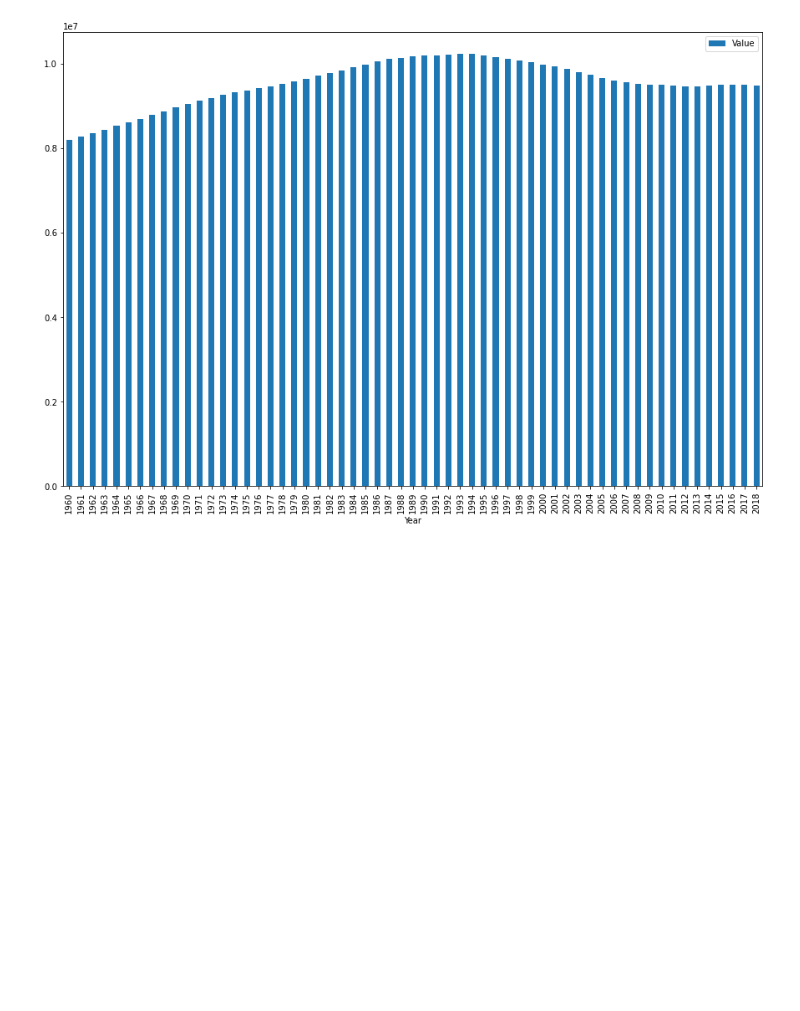
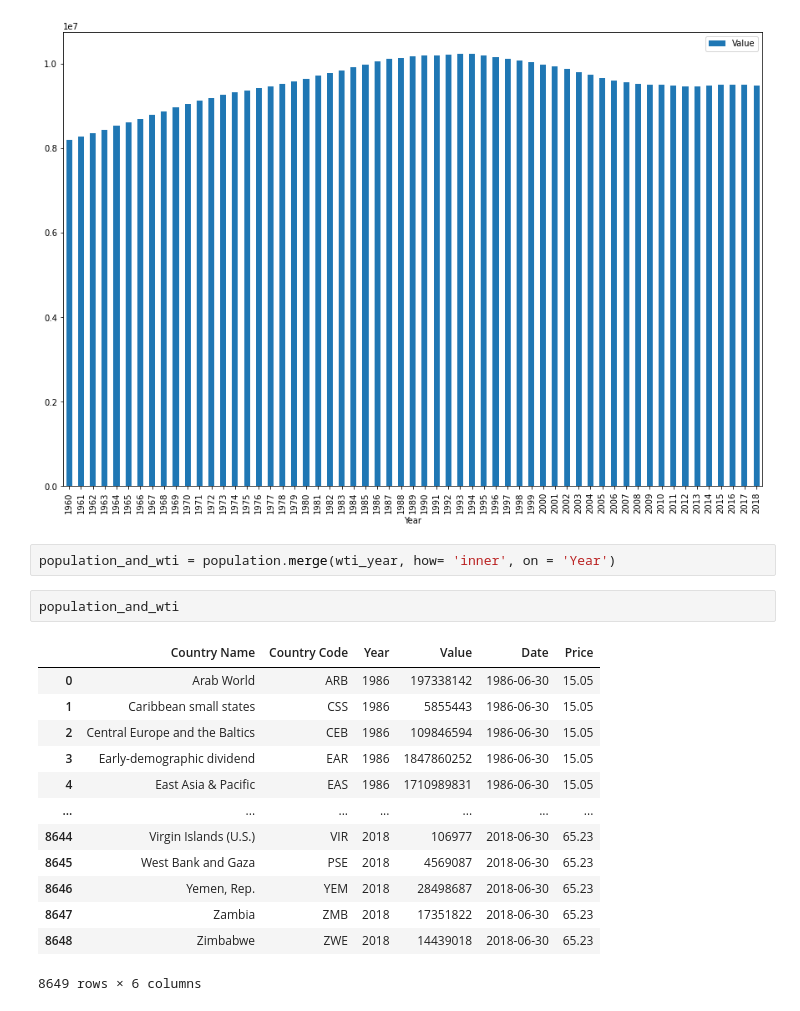
Before and after one commit to igormarchenko/ssu_2023_pbd, a Jupyter notebook: labs/lab1/lab1.ipynb, the cells around one changed output. Saved outputs shown, nothing was run; the diff lists cells and outputs as text; blank space fills up the shorter version.

```diff
--- a/labs/lab1/lab1.ipynb
+++ b/labs/lab1/lab1.ipynb
@@ -101,3 +147,21 @@ belarus_population.plot(y='Value', x = 'Year', kind='bar', figsize=(15, 10))
 # %% [output]
 <AxesSubplot:xlabel='Year'>
 [figure]
+# %%
+population_and_wti = population.merge(wti_year, how= 'inner', on = 'Year')
+# %%
+population_and_wti
+# %% [output]
+|  | Country Name | Country Code | Year | Value | Date | Price |
+| 0 | Arab World | ARB | 1986 | 197338142 | 1986-06-30 | 15.05 |
+| 1 | Caribbean small states | CSS | 1986 | 5855443 | 1986-06-30 | 15.05 |
+| 2 | Central Europe and the Baltics | CEB | 1986 | 109846594 | 1986-06-30 | 15.05 |
+| 3 | Early-demographic dividend | EAR | 1986 | 1847860252 | 1986-06-30 | 15.05 |
+| 4 | East Asia & Pacific | EAS | 1986 | 1710989831 | 1986-06-30 | 15.05 |
+| ... | ... | ... | ... | ... | ... | ... |
+| 8644 | Virgin Islands (U.S.) | VIR | 2018 | 106977 | 2018-06-30 | 65.23 |
+| 8645 | West Bank and Gaza | PSE | 2018 | 4569087 | 2018-06-30 | 65.23 |
+| 8646 | Yemen, Rep. | YEM | 2018 | 28498687 | 2018-06-30 | 65.23 |
+| 8647 | Zambia | ZMB | 2018 | 17351822 | 2018-06-30 | 65.23 |
+| 8648 | Zimbabwe | ZWE | 2018 | 14439018 | 2018-06-30 | 65.23 |
+8649 rows × 6 columns
```
Also changed, not shown: parts of 18 cells of this notebook.
